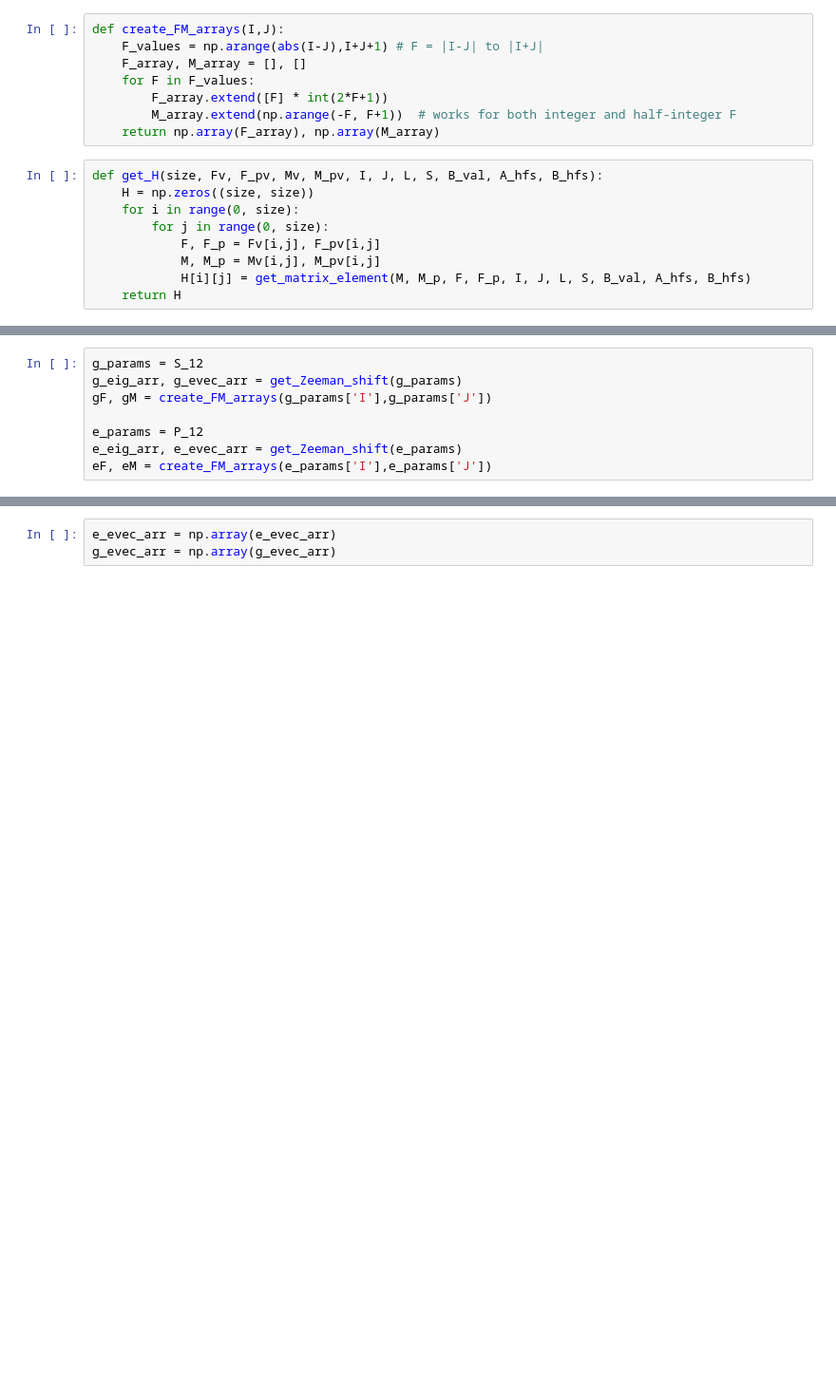
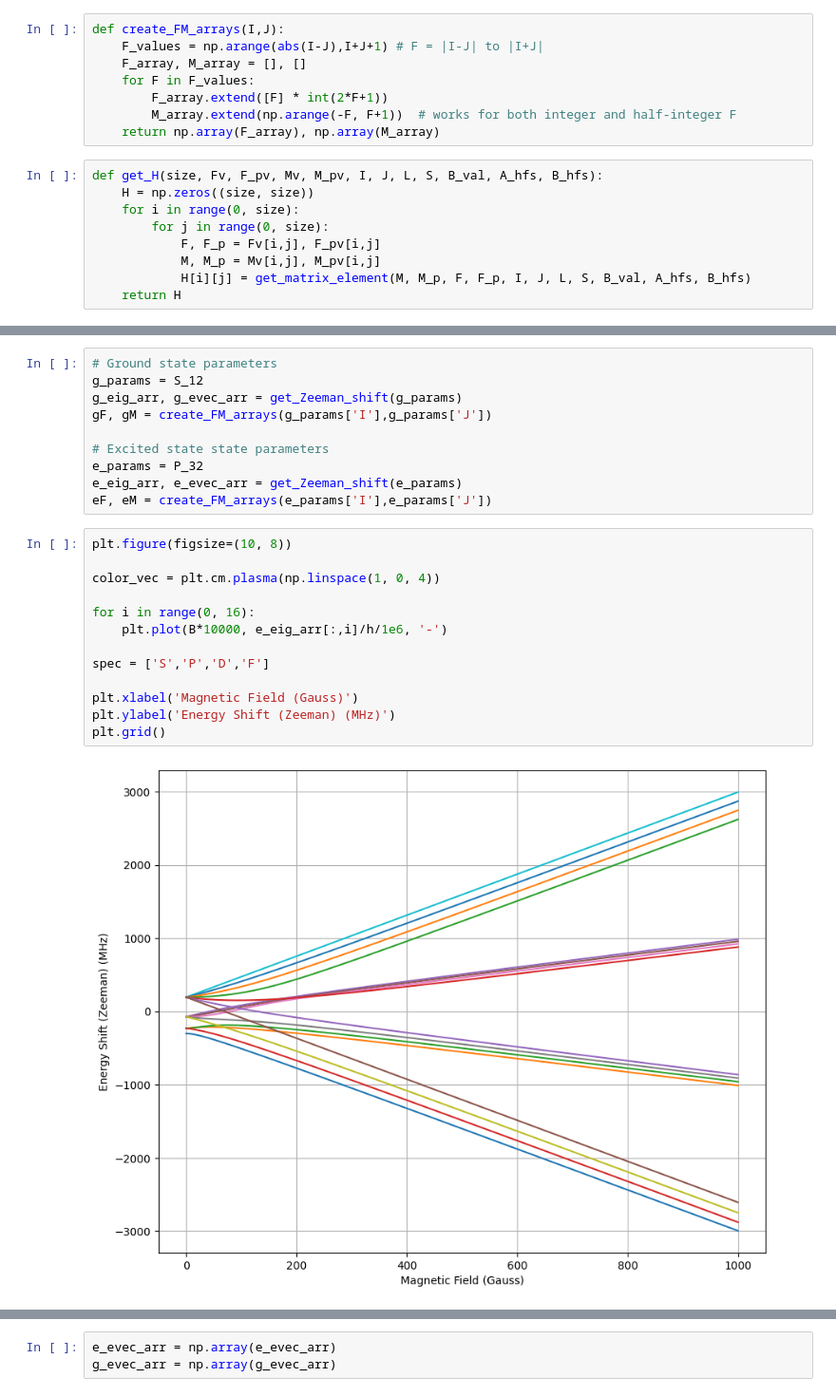
Before and after one commit to brianac687/rbq, a Jupyter notebook: transition_amplitudes/transition_matrix_elements.ipynb, the cells around one changed output, grey strips where cells are left out. Shown at 95% size. Cells and saved outputs as stored; diff of their text form; blank space fills up the shorter version.

```diff
--- a/transition_amplitudes/transition_matrix_elements.ipynb
+++ b/transition_amplitudes/transition_matrix_elements.ipynb
@@ -182,11 +254,28 @@ P_32 = {
     'S': 1/2,
 }
 # %%
+# Ground state parameters
 g_params = S_12
 g_eig_arr, g_evec_arr = get_Zeeman_shift(g_params)
 gF, gM = create_FM_arrays(g_params['I'],g_params['J'])
 
-e_params = P_12
+# Excited state state parameters
+e_params = P_32
 e_eig_arr, e_evec_arr = get_Zeeman_shift(e_params)
 eF, eM = create_FM_arrays(e_params['I'],e_params['J'])
+# %%
+plt.figure(figsize=(10, 8))
+
+color_vec = plt.cm.plasma(np.linspace(1, 0, 4))
+
+for i in range(0, 16):
+    plt.plot(B*10000, e_eig_arr[:,i]/h/1e6, '-')
+
+spec = ['S','P','D','F']
+
+plt.xlabel('Magnetic Field (Gauss)')
+plt.ylabel('Energy Shift (Zeeman) (MHz)')
+plt.grid()
+# %% [output]
+[figure, added]
 # %%
```
Also changed, not shown: parts of 21 cells of this notebook.
